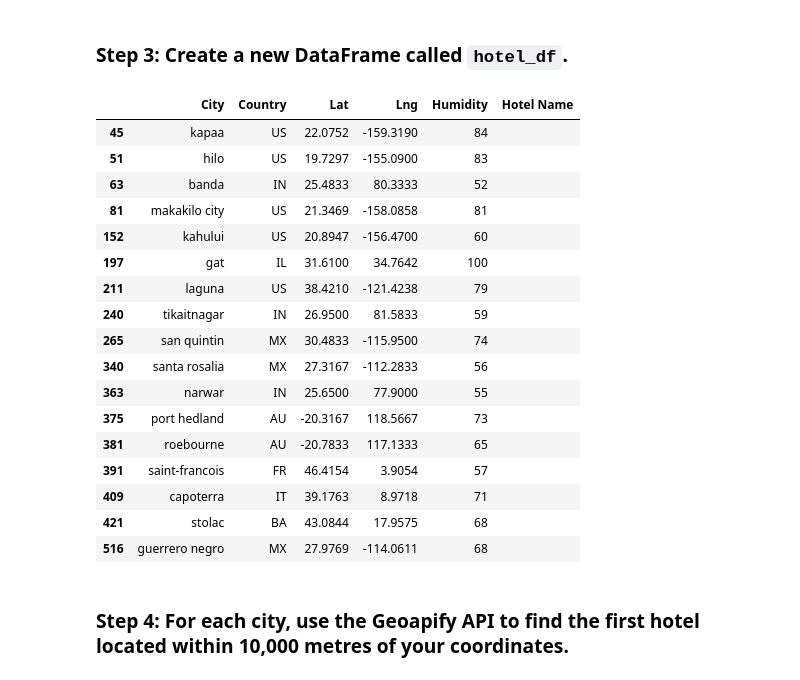
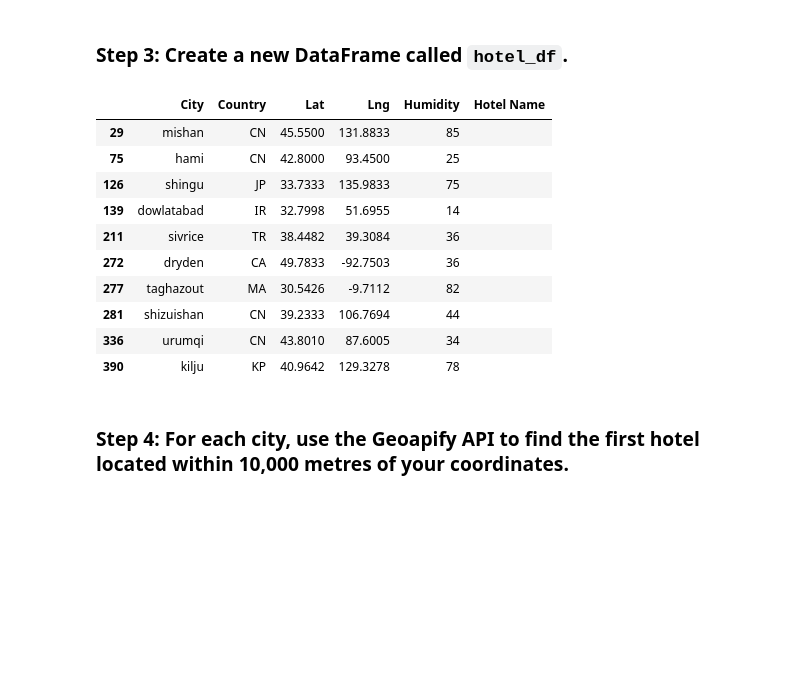
Before and after one commit to cburgyan/python-api-challenge, a Jupyter notebook: WeatherPy/VacationPy.ipynb, the cells around one changed output. Cells and saved outputs as stored; diff of their text form; code cells hidden in the pictures; blank space fills up the shorter version.

```diff
--- a/WeatherPy/VacationPy.ipynb
+++ b/WeatherPy/VacationPy.ipynb
@@ -54,12 +57,16 @@ mplot
 ### Step 2: Narrow down the `city_data_df` DataFrame to find your ideal weather condition
 # %%
 # Narrow down cities that fit criteria and drop any results with null values
-# YOUR CODE HERE
+limit = 10
+ideal_df = city_data_df[(city_data_df['Max Temp'] >= 20)
+                        & (city_data_df['Max Temp'] <= 27)
+                        & (city_data_df['Wind Speed'] < 4.5)
+                        & (city_data_df['Cloudiness'] == 0)].head(limit)
 
 # Drop any rows with null values
-# YOUR CODE HERE
+ideal_df = ideal_df.dropna()
 
 # Display sample data
-# YOUR CODE HERE
+ideal_df
 # %% [output]
 |  | City_ID | City | Lat | Lng | Max Temp | Humidity | Cloudiness | Wind Speed | Country | Date |
@@ -84,32 +84,25 @@ mplot
 ### Step 3: Create a new DataFrame called `hotel_df`.
 # %%
 # Use the Pandas copy function to create DataFrame called hotel_df to store the city, country, coordinates, and humidity
-# YOUR CODE HERE
+hotel_df = ideal_df.copy()[['City', 'Country', 'Lat', 'Lng', 'Humidity']]
 
 # Add an empty column, "Hotel Name," to the DataFrame so you can store the hotel found using the Geoapify API
-# YOUR CODE HERE
+hotel_df['Hotel Name'] = ""
 
 # Display sample data
-# YOUR CODE HERE
+hotel_df
 # %% [output]
 |  | City | Country | Lat | Lng | Humidity | Hotel Name |
-| 45 | kapaa | US | 22.0752 | -159.3190 | 84 |  |
-| 51 | hilo | US | 19.7297 | -155.0900 | 83 |  |
-| 63 | banda | IN | 25.4833 | 80.3333 | 52 |  |
-| 81 | makakilo city | US | 21.3469 | -158.0858 | 81 |  |
-| 152 | kahului | US | 20.8947 | -156.4700 | 60 |  |
-| 197 | gat | IL | 31.6100 | 34.7642 | 100 |  |
-| 211 | laguna | US | 38.4210 | -121.4238 | 79 |  |
-| 240 | tikaitnagar | IN | 26.9500 | 81.5833 | 59 |  |
-| 265 | san quintin | MX | 30.4833 | -115.9500 | 74 |  |
-| 340 | santa rosalia | MX | 27.3167 | -112.2833 | 56 |  |
-| 363 | narwar | IN | 25.6500 | 77.9000 | 55 |  |
-| 375 | port hedland | AU | -20.3167 | 118.5667 | 73 |  |
-| 381 | roebourne | AU | -20.7833 | 117.1333 | 65 |  |
-| 391 | saint-francois | FR | 46.4154 | 3.9054 | 57 |  |
-| 409 | capoterra | IT | 39.1763 | 8.9718 | 71 |  |
-| 421 | stolac | BA | 43.0844 | 17.9575 | 68 |  |
-| 516 | guerrero negro | MX | 27.9769 | -114.0611 | 68 |  |
+| 29 | mishan | CN | 45.5500 | 131.8833 | 85 |  |
+| 75 | hami | CN | 42.8000 | 93.4500 | 25 |  |
+| 126 | shingu | JP | 33.7333 | 135.9833 | 75 |  |
+| 139 | dowlatabad | IR | 32.7998 | 51.6955 | 14 |  |
+| 211 | sivrice | TR | 38.4482 | 39.3084 | 36 |  |
+| 272 | dryden | CA | 49.7833 | -92.7503 | 36 |  |
+| 277 | taghazout | MA | 30.5426 | -9.7112 | 82 |  |
+| 281 | shizuishan | CN | 39.2333 | 106.7694 | 44 |  |
+| 336 | urumqi | CN | 43.8010 | 87.6005 | 34 |  |
+| 390 | kilju | KP | 40.9642 | 129.3278 | 78 |  |
 # %% [markdown]
 ### Step 4: For each city, use the Geoapify API to find the first hotel located within 10,000 metres of your coordinates.
 # %%
```
Also changed, not shown: parts of 6 cells of this notebook.
